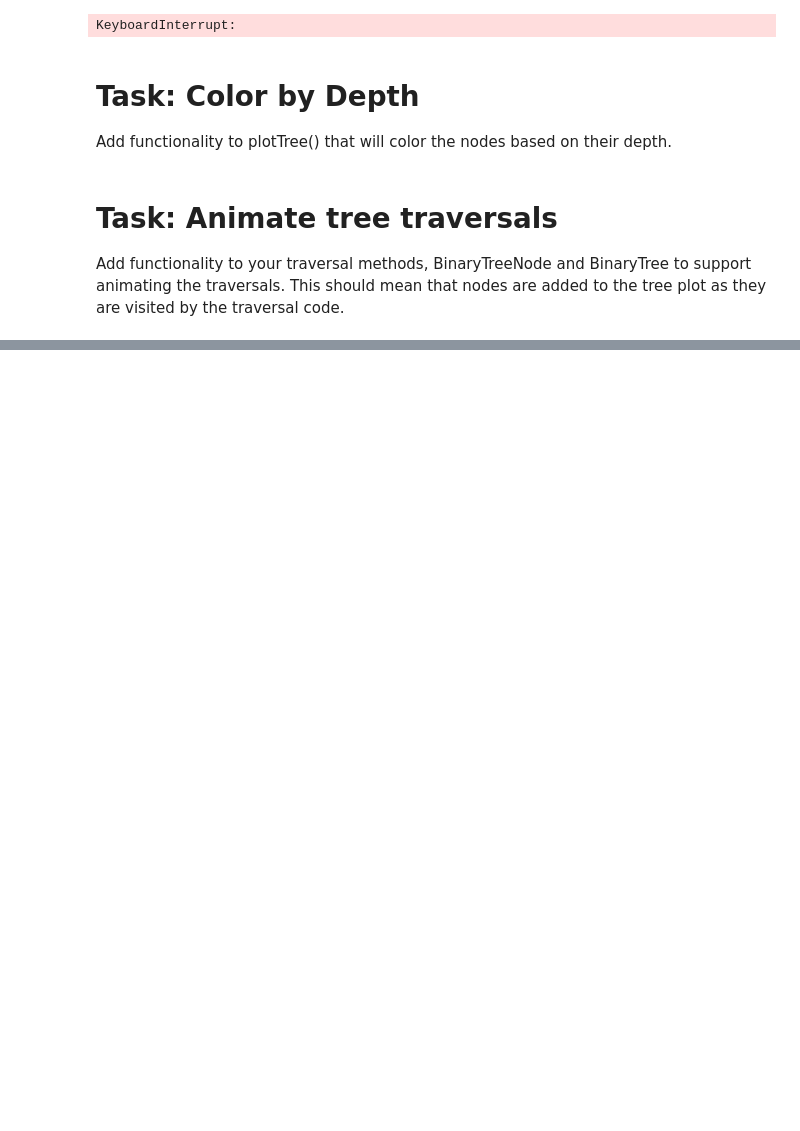
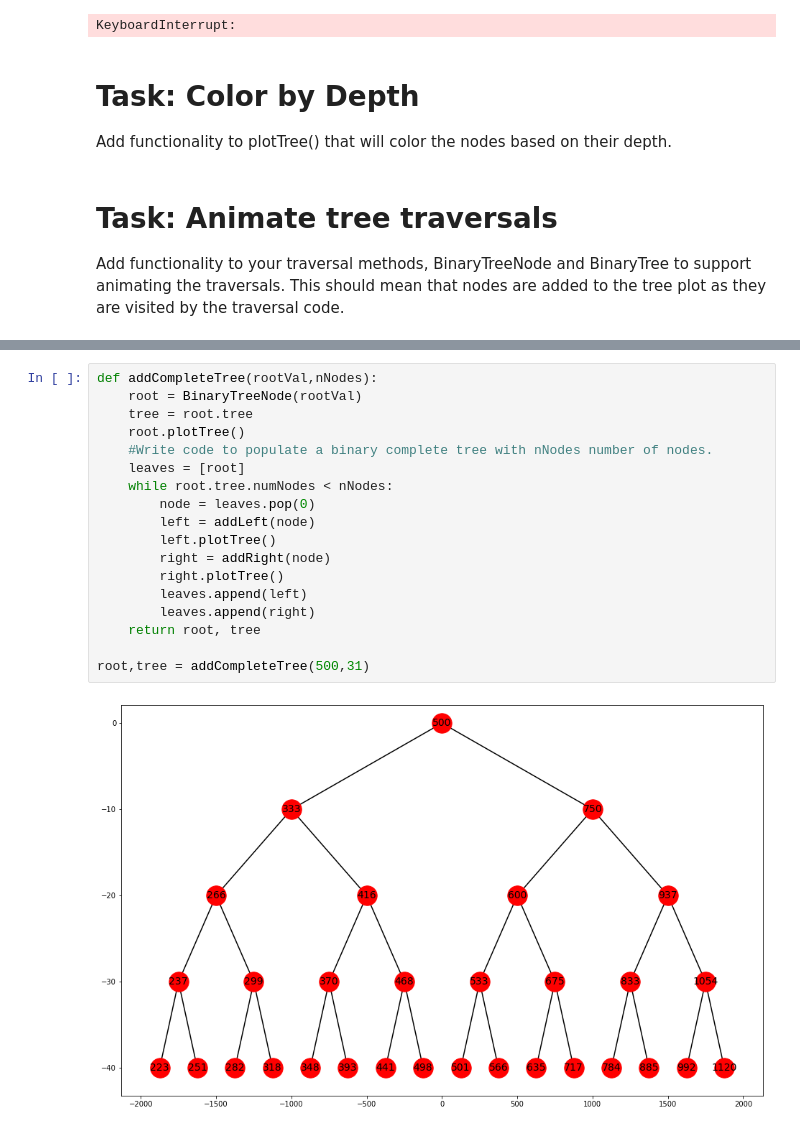
Before and after one commit to dstorer/ElliottPython, a Jupyter notebook: Visualization.ipynb, the cells around one changed output, grey strips where cells are left out. Drawn from its saved outputs; the diff is of its cells as text; blank space fills up the shorter version.

```diff
--- a/Visualization.ipynb
+++ b/Visualization.ipynb
@@ -532,0 +566,20 @@ preOrder(root,disp=True)
+# %%
+def addCompleteTree(rootVal,nNodes):
+    root = BinaryTreeNode(rootVal)
+    tree = root.tree
+    root.plotTree()
+    #Write code to populate a binary complete tree with nNodes number of nodes.
+    leaves = [root]
+    while root.tree.numNodes < nNodes:
+        node = leaves.pop(0)
+        left = addLeft(node)
+        left.plotTree()
+        right = addRight(node)
+        right.plotTree()
+        leaves.append(left)
+        leaves.append(right)
+    return root, tree
+
+root,tree = addCompleteTree(500,31)
+# %% [output]
+[figure, added]
```
Also changed, not shown: parts of 5 cells of this notebook.
